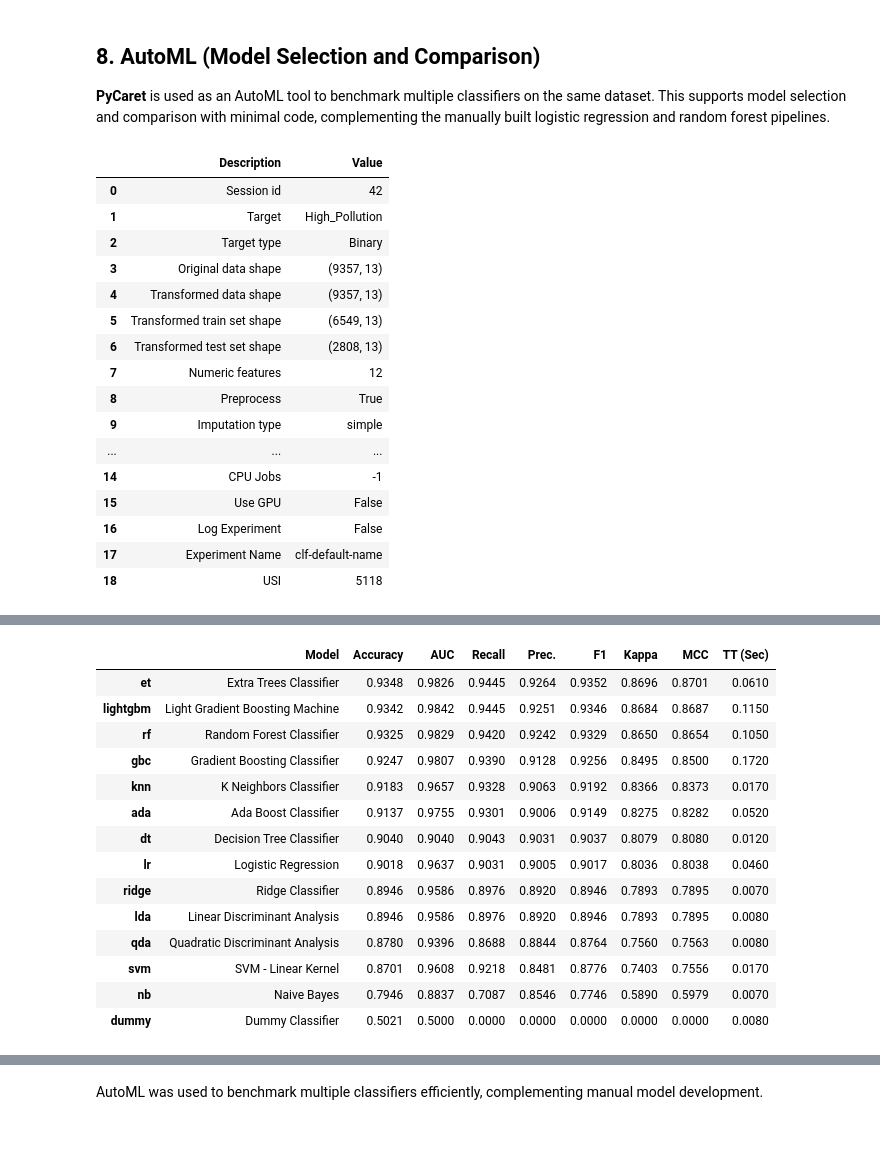
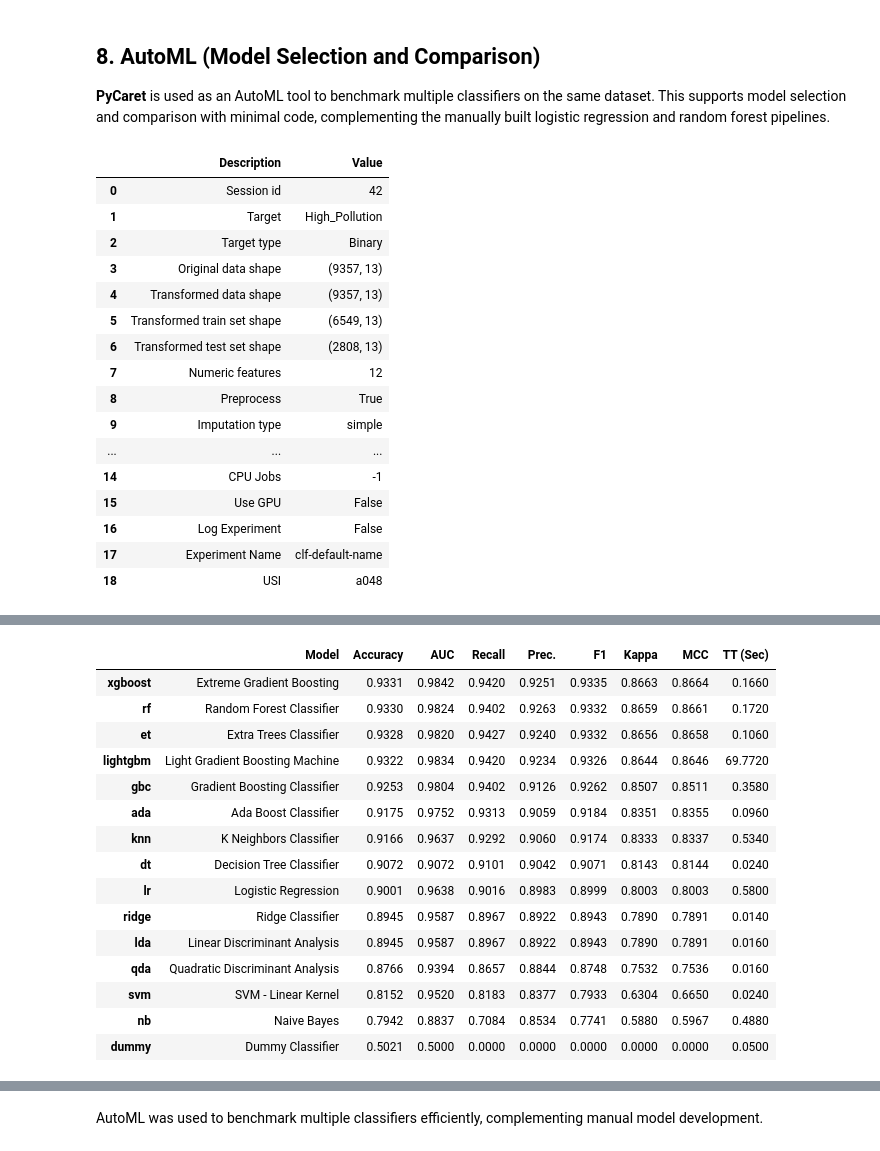
Before and after one commit to WaiYanMinMin/WaiYanMInMin_NGDS_AS1, a Jupyter notebook: notebook/WaiYanMinMin_NGDS_AS1.ipynb, the cells around one changed output, grey strips where cells are left out. Drawn from its saved outputs; the diff is of its cells as text; code cells hidden in the pictures.

```diff
--- a/notebook/WaiYanMinMin_NGDS_AS1.ipynb
+++ b/notebook/WaiYanMinMin_NGDS_AS1.ipynb
@@ -486,41 +500,43 @@ print(best_model)
 # %%
 from pycaret.classification import *
 
 
 setup(data=df, target="High_Pollution",session_id=42)
 
-best = compare_models()
+best = compare_models(fold=5,
+    turbo=True,)
 # %% [output]
 |  | Description | Value |
 | 0 | Session id | 42 |
 | 1 | Target | High_Pollution |
 | 2 | Target type | Binary |
 | 3 | Original data shape | (9357, 13) |
 | 4 | Transformed data shape | (9357, 13) |
 | 5 | Transformed train set shape | (6549, 13) |
 | 6 | Transformed test set shape | (2808, 13) |
 | 7 | Numeric features | 12 |
 | 8 | Preprocess | True |
 | 9 | Imputation type | simple |
 | ... | ... | ... |
 | 14 | CPU Jobs | -1 |
 | 15 | Use GPU | False |
 | 16 | Log Experiment | False |
 | 17 | Experiment Name | clf-default-name |
-| 18 | USI | 5118 |
+| 18 | USI | a048 |
 [interactive output not drawn]
 |  | Model | Accuracy | AUC | Recall | Prec. | F1 | Kappa | MCC | TT (Sec) |
-| et | Extra Trees Classifier | 0.9348 | 0.9826 | 0.9445 | 0.9264 | 0.9352 | 0.8696 | 0.8701 | 0.0610 |
-| lightgbm | Light Gradient Boosting Machine | 0.9342 | 0.9842 | 0.9445 | 0.9251 | 0.9346 | 0.8684 | 0.8687 | 0.1150 |
-| rf | Random Forest Classifier | 0.9325 | 0.9829 | 0.9420 | 0.9242 | 0.9329 | 0.8650 | 0.8654 | 0.1050 |
-| gbc | Gradient Boosting Classifier | 0.9247 | 0.9807 | 0.9390 | 0.9128 | 0.9256 | 0.8495 | 0.8500 | 0.1720 |
-| knn | K Neighbors Classifier | 0.9183 | 0.9657 | 0.9328 | 0.9063 | 0.9192 | 0.8366 | 0.8373 | 0.0170 |
-| ada | Ada Boost Classifier | 0.9137 | 0.9755 | 0.9301 | 0.9006 | 0.9149 | 0.8275 | 0.8282 | 0.0520 |
-| dt | Decision Tree Classifier | 0.9040 | 0.9040 | 0.9043 | 0.9031 | 0.9037 | 0.8079 | 0.8080 | 0.0120 |
-| lr | Logistic Regression | 0.9018 | 0.9637 | 0.9031 | 0.9005 | 0.9017 | 0.8036 | 0.8038 | 0.0460 |
-| ridge | Ridge Classifier | 0.8946 | 0.9586 | 0.8976 | 0.8920 | 0.8946 | 0.7893 | 0.7895 | 0.0070 |
-| lda | Linear Discriminant Analysis | 0.8946 | 0.9586 | 0.8976 | 0.8920 | 0.8946 | 0.7893 | 0.7895 | 0.0080 |
-| qda | Quadratic Discriminant Analysis | 0.8780 | 0.9396 | 0.8688 | 0.8844 | 0.8764 | 0.7560 | 0.7563 | 0.0080 |
-| svm | SVM - Linear Kernel | 0.8701 | 0.9608 | 0.9218 | 0.8481 | 0.8776 | 0.7403 | 0.7556 | 0.0170 |
-| nb | Naive Bayes | 0.7946 | 0.8837 | 0.7087 | 0.8546 | 0.7746 | 0.5890 | 0.5979 | 0.0070 |
-| dummy | Dummy Classifier | 0.5021 | 0.5000 | 0.0000 | 0.0000 | 0.0000 | 0.0000 | 0.0000 | 0.0080 |
+| xgboost | Extreme Gradient Boosting | 0.9331 | 0.9842 | 0.9420 | 0.9251 | 0.9335 | 0.8663 | 0.8664 | 0.1660 |
+| rf | Random Forest Classifier | 0.9330 | 0.9824 | 0.9402 | 0.9263 | 0.9332 | 0.8659 | 0.8661 | 0.1720 |
+| et | Extra Trees Classifier | 0.9328 | 0.9820 | 0.9427 | 0.9240 | 0.9332 | 0.8656 | 0.8658 | 0.1060 |
+| lightgbm | Light Gradient Boosting Machine | 0.9322 | 0.9834 | 0.9420 | 0.9234 | 0.9326 | 0.8644 | 0.8646 | 69.7720 |
+| gbc | Gradient Boosting Classifier | 0.9253 | 0.9804 | 0.9402 | 0.9126 | 0.9262 | 0.8507 | 0.8511 | 0.3580 |
+| ada | Ada Boost Classifier | 0.9175 | 0.9752 | 0.9313 | 0.9059 | 0.9184 | 0.8351 | 0.8355 | 0.0960 |
+| knn | K Neighbors Classifier | 0.9166 | 0.9637 | 0.9292 | 0.9060 | 0.9174 | 0.8333 | 0.8337 | 0.5340 |
+| dt | Decision Tree Classifier | 0.9072 | 0.9072 | 0.9101 | 0.9042 | 0.9071 | 0.8143 | 0.8144 | 0.0240 |
+| lr | Logistic Regression | 0.9001 | 0.9638 | 0.9016 | 0.8983 | 0.8999 | 0.8003 | 0.8003 | 0.5800 |
+| ridge | Ridge Classifier | 0.8945 | 0.9587 | 0.8967 | 0.8922 | 0.8943 | 0.7890 | 0.7891 | 0.0140 |
+| lda | Linear Discriminant Analysis | 0.8945 | 0.9587 | 0.8967 | 0.8922 | 0.8943 | 0.7890 | 0.7891 | 0.0160 |
+| qda | Quadratic Discriminant Analysis | 0.8766 | 0.9394 | 0.8657 | 0.8844 | 0.8748 | 0.7532 | 0.7536 | 0.0160 |
+| svm | SVM - Linear Kernel | 0.8152 | 0.9520 | 0.8183 | 0.8377 | 0.7933 | 0.6304 | 0.6650 | 0.0240 |
+| nb | Naive Bayes | 0.7942 | 0.8837 | 0.7084 | 0.8534 | 0.7741 | 0.5880 | 0.5967 | 0.4880 |
+| dummy | Dummy Classifier | 0.5021 | 0.5000 | 0.0000 | 0.0000 | 0.0000 | 0.0000 | 0.0000 | 0.0500 |
```
Also changed, not shown: parts of 20 cells of this notebook, 1 other file.
